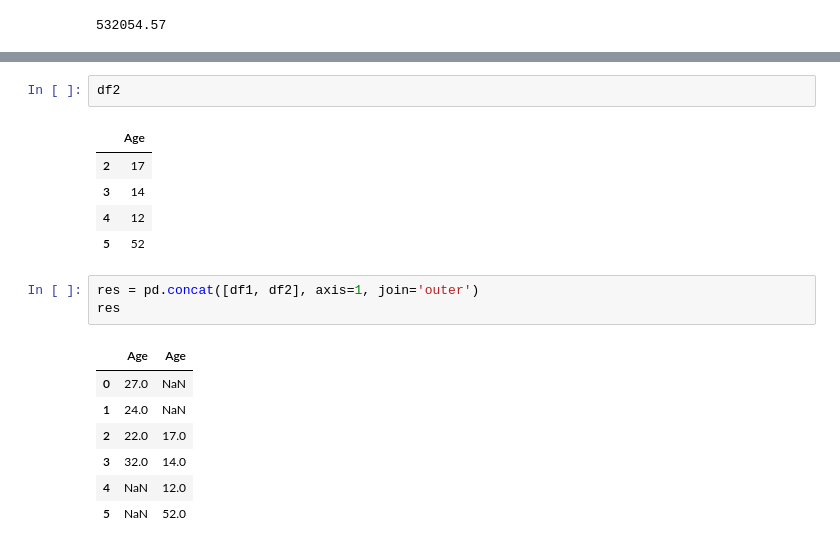
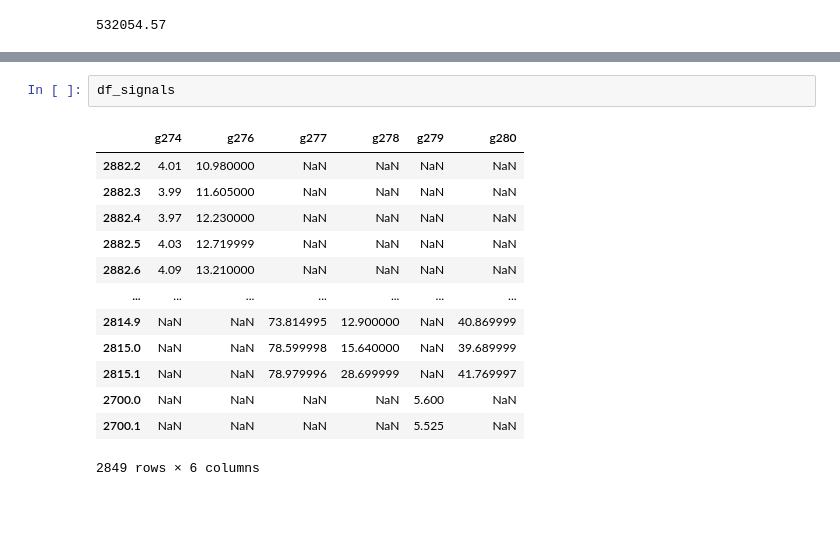
Before and after one commit to AnastasiaButus/Interpolation-of-logging-curves, a Jupyter notebook: 1__Preproc_data/GIS_analise/Load_Gis.ipynb, the cells around one changed output, grey strips where cells are left out. Drawn from its saved outputs; the diff is of its cells as text; blank space fills up the shorter version.

```diff
--- a/1__Preproc_data/GIS_analise/Load_Gis.ipynb
+++ b/1__Preproc_data/GIS_analise/Load_Gis.ipynb
@@ -240,19 +124,16 @@ df1
-# %%
-df2
-# %% [output]
-|  | Age |
-| 2 | 17 |
-| 3 | 14 |
-| 4 | 12 |
-| 5 | 52 |
-# %%
-res = pd.concat([df1, df2], axis=1, join='outer')
-res
-# %% [output]
-|  | Age | Age |
-| 0 | 27.0 | NaN |
-| 1 | 24.0 | NaN |
-| 2 | 22.0 | 17.0 |
-| 3 | 32.0 | 14.0 |
-| 4 | NaN | 12.0 |
-| 5 | NaN | 52.0 |
+# %%
+df_signals
+# %% [output]
+|  | g274 | g276 | g277 | g278 | g279 | g280 |
+| 2882.2 | 4.01 | 10.980000 | NaN | NaN | NaN | NaN |
+| 2882.3 | 3.99 | 11.605000 | NaN | NaN | NaN | NaN |
+| 2882.4 | 3.97 | 12.230000 | NaN | NaN | NaN | NaN |
+| 2882.5 | 4.03 | 12.719999 | NaN | NaN | NaN | NaN |
+| 2882.6 | 4.09 | 13.210000 | NaN | NaN | NaN | NaN |
+| ... | ... | ... | ... | ... | ... | ... |
+| 2814.9 | NaN | NaN | 73.814995 | 12.900000 | NaN | 40.869999 |
+| 2815.0 | NaN | NaN | 78.599998 | 15.640000 | NaN | 39.689999 |
+| 2815.1 | NaN | NaN | 78.979996 | 28.699999 | NaN | 41.769997 |
+| 2700.0 | NaN | NaN | NaN | NaN | 5.600 | NaN |
+| 2700.1 | NaN | NaN | NaN | NaN | 5.525 | NaN |
+2849 rows × 6 columns
```
Also changed, not shown: parts of 10 cells of this notebook, 1 other file.
